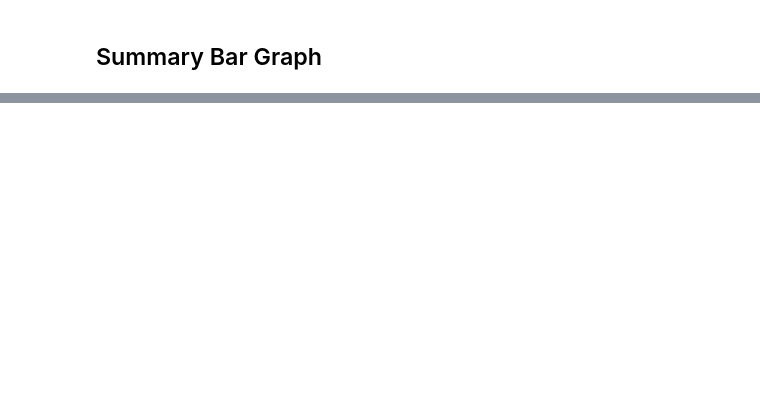
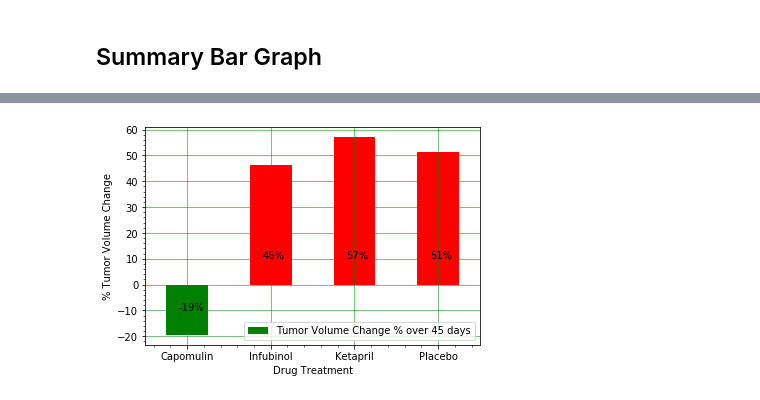
Before and after one commit to lasantanag/matplotlib-challenge, a Jupyter notebook: las_ipynb.ipynb, the cells around one changed output, grey strips where cells are left out. Saved outputs shown, nothing was run; the diff lists cells and outputs as text; code cells hidden in the pictures; blank space fills up the shorter version.

```diff
--- a/las_ipynb.ipynb
+++ b/las_ipynb.ipynb
@@ -412,0 +396,8 @@ fig.show()
+# %%
+# Get final volume value for each drug
+capo_fin = volume_pivot.loc[45]['Capomulin']
+infu_fin = volume_pivot.loc[45]['Infubinol']
+keta_fin = volume_pivot.loc[45]['Ketapril']
+place_fin = volume_pivot.loc[45]['Placebo']
+#print(type(capo_fin))
+capo_fin
@@ -412,0 +406,7 @@ fig.show()
+# %%
+# Calculate the percent changes for each drug
+capo_percent_change = ((capo_fin-capo_ini)/(capo_ini))*100
+infu_percent_change = ((infu_fin-capo_ini)/(infu_ini))*100
+keta_percent_change = ((keta_fin-capo_ini)/(keta_ini))*100
+place_percent_change = ((place_fin-capo_ini)/(place_ini))*100
+capo_percent_change
@@ -412,0 +415,8 @@ fig.show()
+# %%
+#create a dataframe with gotten values
+
+percent_change_data = {'Drug': ['Capomulin','Infubinol','Ketapril', 'Placebo'],
+     'Tumor Volume Change % over 45 days':[capo_percent_change,infu_percent_change,keta_percent_change, place_percent_change]}
+
+percent_change_data_frame = pd.DataFrame(percent_change_data)
+percent_change_data_frame
@@ -412,0 +429,20 @@ fig.show()
+# %%
+# Plot bar chart
+colors = (['g', 'r', 'r', 'r'])
+percent_change_data_frame.plot.bar(x='Drug', y='Tumor Volume Change % over 45 days', rot=0, color=colors)
+plt.xlabel("Drug Treatment")
+plt.ylabel("% Tumor Volume Change")
+
+# Turn on the grid
+plt.minorticks_on()
+plt.grid(which='major', linestyle='-', linewidth='0.5', color='green')
+
+# percentage values display
+plt.text(-0.1,-10, "-19%")
+plt.text(0.9,10, "46%")
+plt.text(1.9,10, "57%")
+plt.text(2.9,10, "51%")
+
+plt.show()
+# %% [output]
+[figure, added]
```
Also changed, not shown: parts of 14 cells of this notebook, 2 other files.
